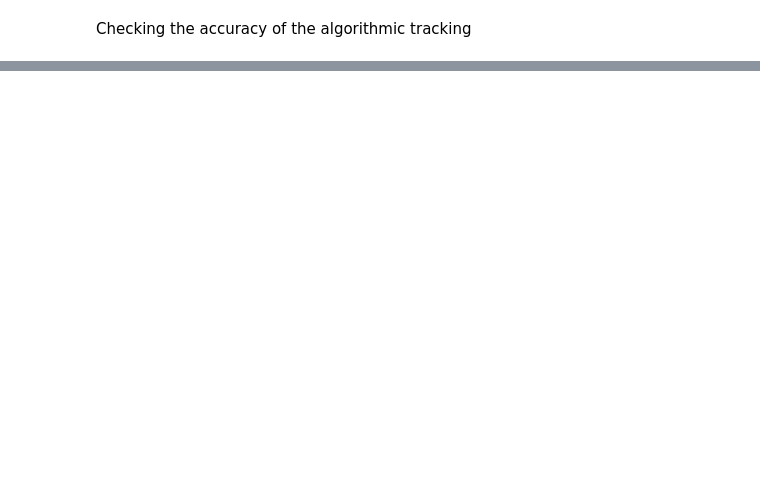
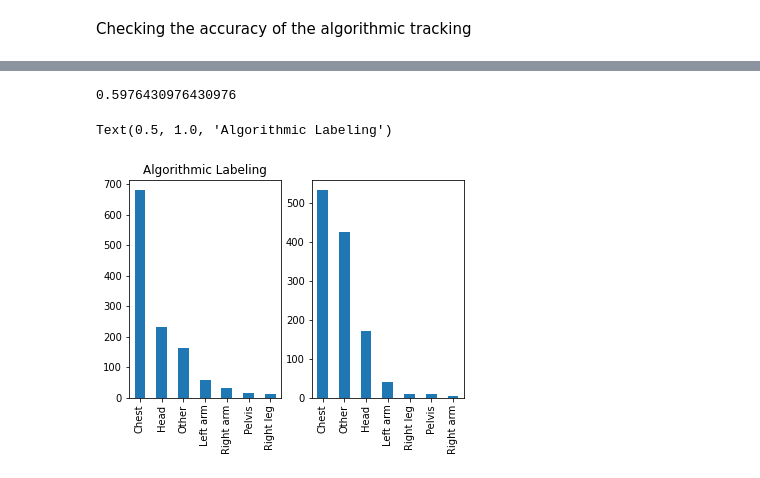
Before and after one commit to footballdaniel/AlgorithmicValidation, a Jupyter notebook: results/results.ipynb, the cells around one changed output, grey strips where cells are left out. Saved outputs shown, nothing was run; the diff lists cells and outputs as text; code cells hidden in the pictures; blank space fills up the shorter version.

Commit message:
Add rater 1 results

```diff
--- a/results/results.ipynb
+++ b/results/results.ipynb
@@ -19,13 +19,6 @@ df_raterFiles = (pd.read_csv(f, header = 0) for f in raterFiles)
 df_rater   = pd.concat(df_raterFiles, ignore_index=True)
 # %%
 # Prepare data
-
-# Set datatypes
-df_algo["Trial"] = df_algo["Trial"].astype("string")
-df_algo["Frame"] = df_algo["Frame"].astype("string")
-df_rater["Frame"] = df_rater["Frame"].astype("string")
-df_rater["Trial"] = df_rater["Trial"].astype("string")
-df_rater["Label"] = df_rater["Label"].astype("string")
 
 # Only take the last judgement of each rater
 df_rater.drop_duplicates(subset=['Rater', 'Frame', 'Trial'], keep='last', inplace = True)
@@ -35,3 +28,12 @@ df_algo.columns = ["Trial", "AOI", "1", "2", "3", "4", "5", "6", "VisiblePoints"
 
 # Add frame number column
 df_algo["Frame"] = df_algo.groupby(['Trial']).cumcount()
+# df_rater["Frame_guess"] = df_rater.groupby(['Trial', 'Rater']).cumcount()
+
+# Set datatypes
+df_algo["Trial"] = df_algo["Trial"].astype("string")
+df_algo["Frame"] = df_algo["Frame"].astype("string")
+df_algo["AOI"] = df_algo["AOI"].astype("string")
+df_rater["Frame"] = df_rater["Frame"].astype("string")
+df_rater["Trial"] = df_rater["Trial"].astype("string")
+df_rater["Label"] = df_rater["Label"].astype("string")
@@ -40,4 +40,12 @@ ValueError: Length mismatch: Expected axis has 12 elements, new values have 11 e
 # %%
 # Rename the labels to match the AOI from the algorithmic approach
-df_algo['AOI'] = df['AOI'].str.replace("Nose","Head")
-df_algo['AOI'] = df['AOI'].str.replace("Neck","Chest")
+df_algo['AOI'] = df_algo['AOI'].str.replace("Nose","Head")
+df_algo['AOI'] = df_algo['AOI'].str.replace("Neck","Chest")
+df_algo['AOI'] = df_algo['AOI'].str.replace("LElbow","Left arm")
+df_algo['AOI'] = df_algo['AOI'].str.replace("RElbow","Right arm")
+df_algo['AOI'] = df_algo['AOI'].str.replace("RKnee","Right leg")
+df_algo['AOI'] = df_algo['AOI'].str.replace("LKnee","Left leg")
+df_algo['AOI'] = df_algo['AOI'].str.replace("MidHip","Pelvis")
+
+# Check the unique values
+df_algo['AOI'].unique()
@@ -55,0 +63,18 @@ string
+# %%
+df['Correct'] = df.AOI == df.Label
+print(df.Correct.sum() / len(df.Correct))
+# %% [output]
+0.5976430976430976
+# %%
+%matplotlib inline
+
+fig, axes = plt.subplots(nrows=1, ncols=2)
+
+df['Label'].value_counts().plot(kind = 'bar', ax = axes[0])
+df['AOI'].value_counts().plot(kind = 'bar', ax = axes[1])
+
+axes[0].set_title("Manual Labeling")
+axes[0].set_title("Algorithmic Labeling")
+# %% [output]
+Text(0.5, 1.0, 'Algorithmic Labeling')
+[figure, added]
```
Also changed, not shown: parts of 5 cells of this notebook, 1 other file.
